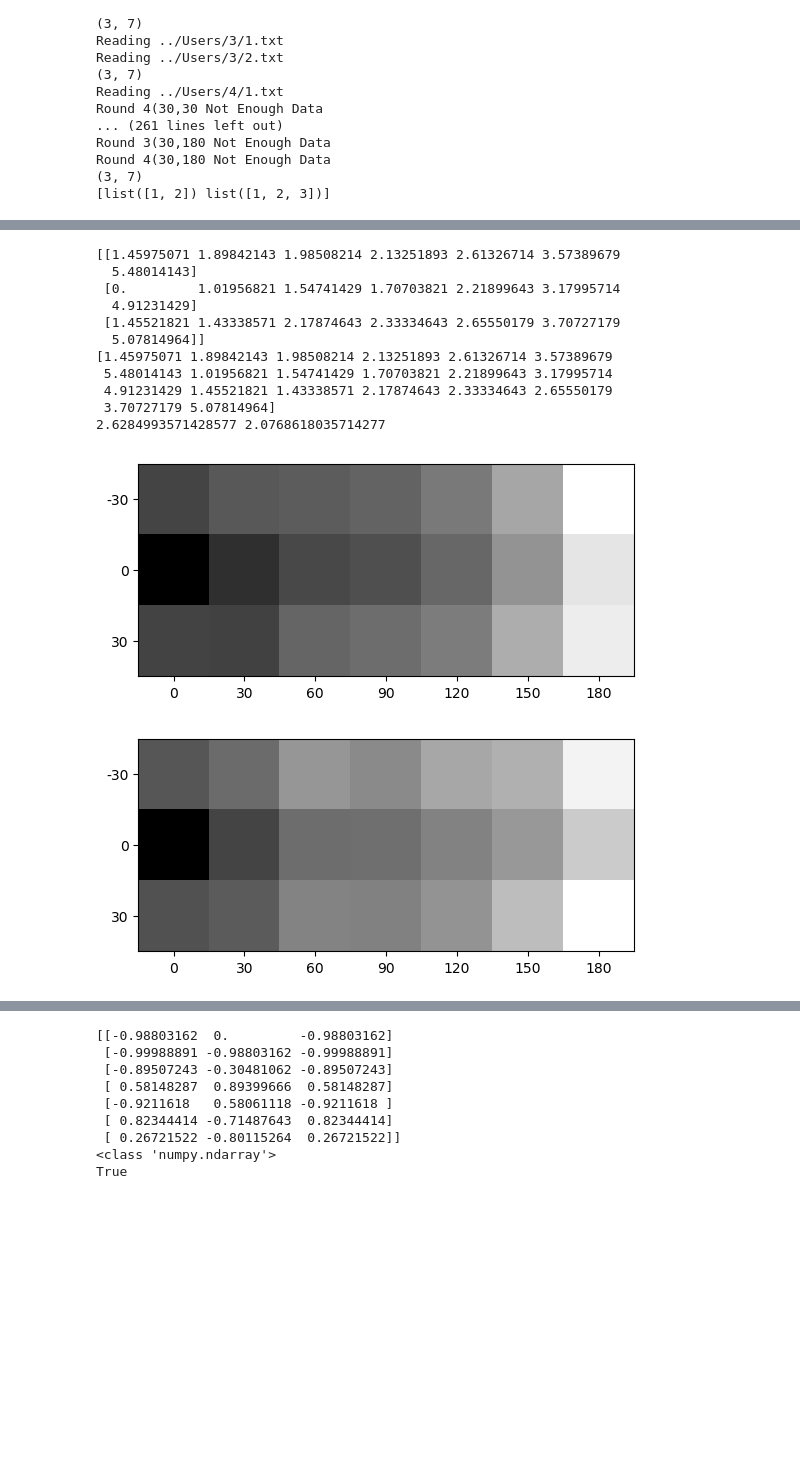
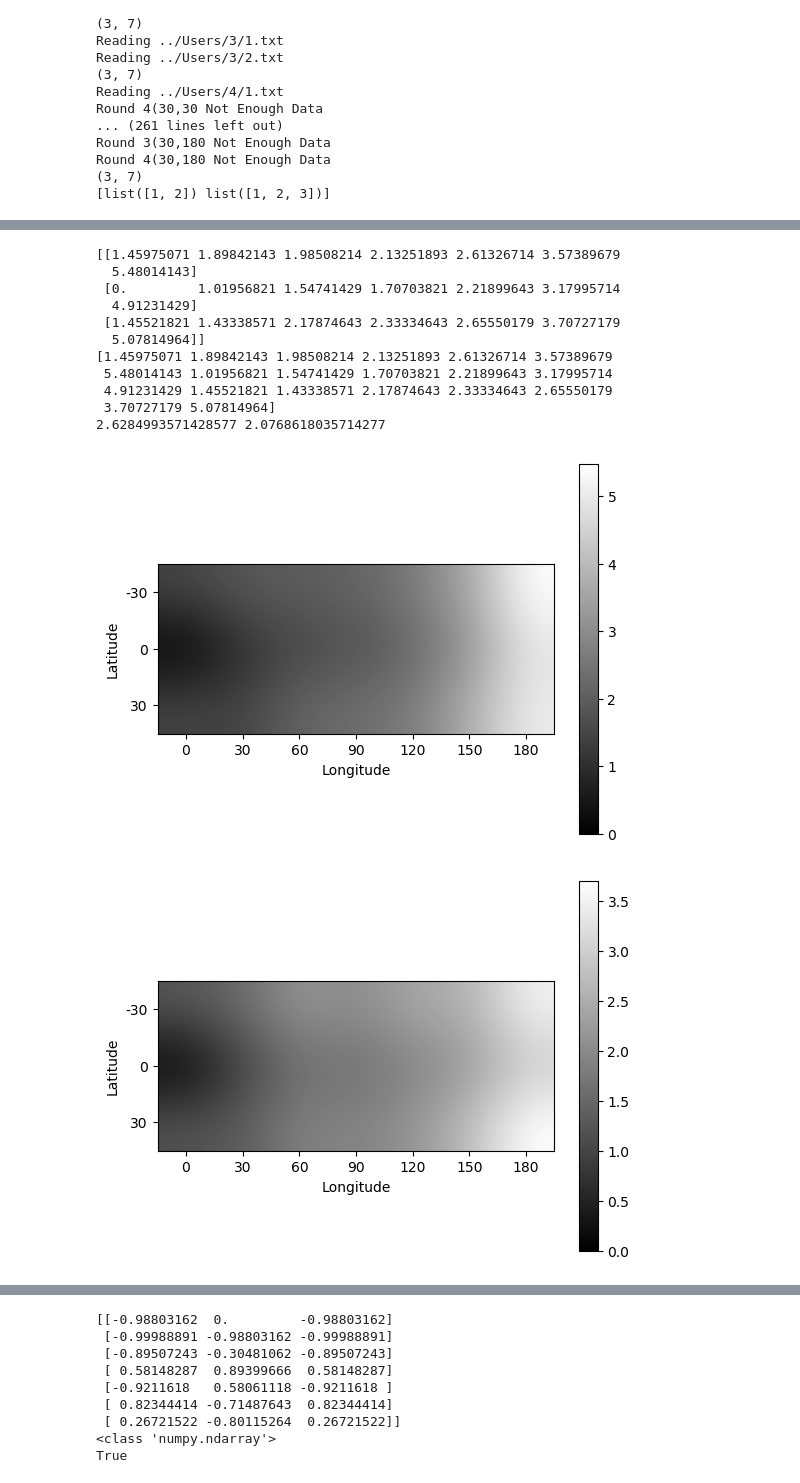
Before and after one commit to red-pencil/python_data, a Jupyter notebook: vtdata/Scripts/plot_20190430.ipynb, the cells around one changed output, grey strips where cells are left out. Drawn from its saved outputs; the diff is of its cells as text; code cells hidden in the pictures; blank space fills up the shorter version.

```diff
--- a/vtdata/Scripts/plot_20190430.ipynb
+++ b/vtdata/Scripts/plot_20190430.ipynb
@@ -22,7 +22,7 @@ from matplotlib import cm
 #plt.style.use('fivethirtyeight')
 #plt.style.use('grayscale')
 #plt.style.use('seaborn-colorblind')
-plt.style.use('default')
+
 
 # DEFINE DATA CLASS
 class RawData(object):
@@ -47,6 +47,12 @@ class TimeData(object):
         self.target_lon=target_lon
         self.target_lat=target_lat
         self.deltatime=deltatime
+
+
+LAT_KEY = ('-30','0','30')
+LON_KEY = ('0','30','60','90','120','150','180')
+LAT_KEY_F = (-30,0,30)
+LON_KEY_F = (0,30,60,90,120,150,180)
 
 
 class User(object):
@@ -123,7 +129,7 @@ class User(object):
         return aim_time   # aim_time is 3*3*7 array{}
 
     LAT_KEY = ('-30','0','30')
-    LON_KEY = ['0','30','60','90','120','150','180']
+    LON_KEY = ('0','30','60','90','120','150','180')
 
     def _extract_time(self, input_time):
         #lat = [a for a in input_time]
@@ -158,7 +164,8 @@ class User(object):
                     #print("lat", lat, "lon", lon, "i", i, "value", input_time_dict[lat][lon][i])
                     if (i >= len(input_time_dict[lat][lon])):
                         print("Round "+str(i+1)+"("+lat+","+lon+" Not Enough Data")
-                        r[i].append(input_time_dict[lat][lon][-1])
+                        #r[i].append(input_time_dict[lat][lon][-1])
+                        r[i].append(np.mean(input_time_dict[lat][lon]))
                     else:
                         r[i].append(input_time_dict[lat][lon][i])
 
@@ -1045,26 +1421,25 @@ Round 4(30,180 Not Enough Data
 # %%
-Exp.cal_mean(test1)
-Exp.cal_mean(test2)
-
 
 #print(np.array(test1.time_mean_group))
 print(np.array(test1.time_mean_3x7))
 print(np.delete(np.array(test1.time_mean_3x7), 7))
 print(test1.time_mean_overall, test2.time_mean_overall)
 
-plot_img(np.array(test1.time_mean_3x7))
-plot_img(np.array(test2.time_mean_3x7))
+plot_heatmap_3x7(test1.time_mean_3x7)
+plot_heatmap_3x7(test2.time_mean_3x7)
+ratio_heatmap, log_temp = User.cal_ratio(test1.speed_mean_3x7, test2.speed_mean_3x7)
+plot_heatmap_3x7(ratio_temp)
 # %% [output]
 [[1.45975071 1.89842143 1.98508214 2.13251893 2.61326714 3.57389679
   5.48014143]
  [0.         1.01956821 1.54741429 1.70703821 2.21899643 3.17995714
   4.91231429]
  [1.45521821 1.43338571 2.17874643 2.33334643 2.65550179 3.70727179
   5.07814964]]
 [1.45975071 1.89842143 1.98508214 2.13251893 2.61326714 3.57389679
  5.48014143 1.01956821 1.54741429 1.70703821 2.21899643 3.17995714
  4.91231429 1.45521821 1.43338571 2.17874643 2.33334643 2.65550179
  3.70727179 5.07814964]
 2.6284993571428577 2.0768618035714277
-[figure, old version]
+[figure, new version]
-[figure, old version]
+[figure, new version]
```
Also changed, not shown: parts of 22 cells of this notebook.
